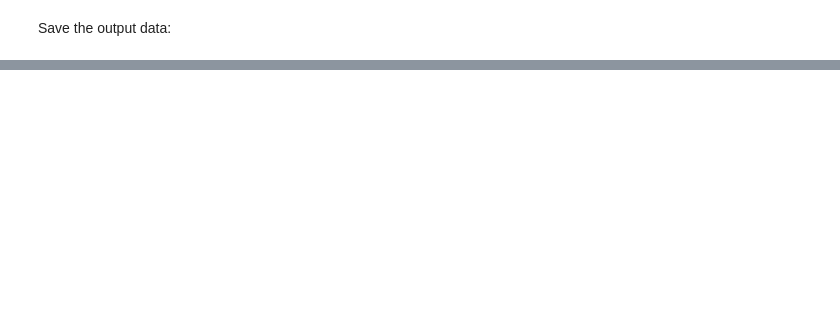
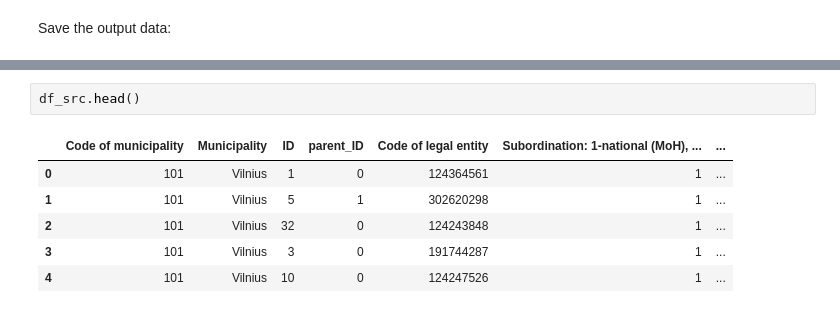
Before and after one commit to eurostat/basic-services, a Jupyter notebook: src/python/notebooks/02_HCS_LT.ipynb, the cells around one changed output, grey strips where cells are left out. Drawn from its saved outputs; the diff is of its cells as text; blank space fills up the shorter version.

```diff
--- a/src/python/notebooks/02_HCS_LT.ipynb
+++ b/src/python/notebooks/02_HCS_LT.ipynb
@@ -156,0 +229,9 @@ df.to_csv(OFILE)
+# %%
+df_src.head()
+# %% [output]
+|  | Code of municipality | Municipality | ID | parent_ID | Code of legal entity | Subordination: 1-national (MoH), ... | ... |
+| 0 | 101 | Vilnius | 1 | 0 | 124364561 | 1 | ... |
+| 1 | 101 | Vilnius | 5 | 1 | 302620298 | 1 | ... |
+| 2 | 101 | Vilnius | 32 | 0 | 124243848 | 1 | ... |
+| 3 | 101 | Vilnius | 3 | 0 | 191744287 | 1 | ... |
+| 4 | 101 | Vilnius | 10 | 0 | 124247526 | 1 | ... |
```
Also changed, not shown: parts of 30 cells of this notebook.
